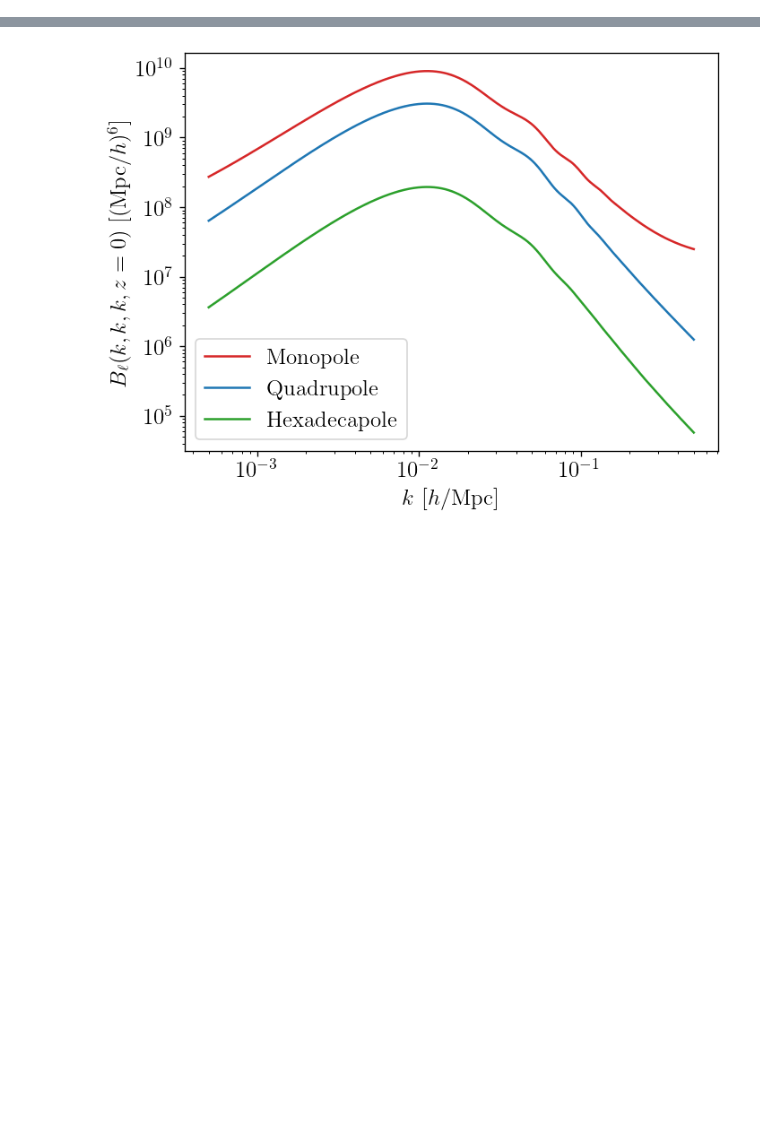
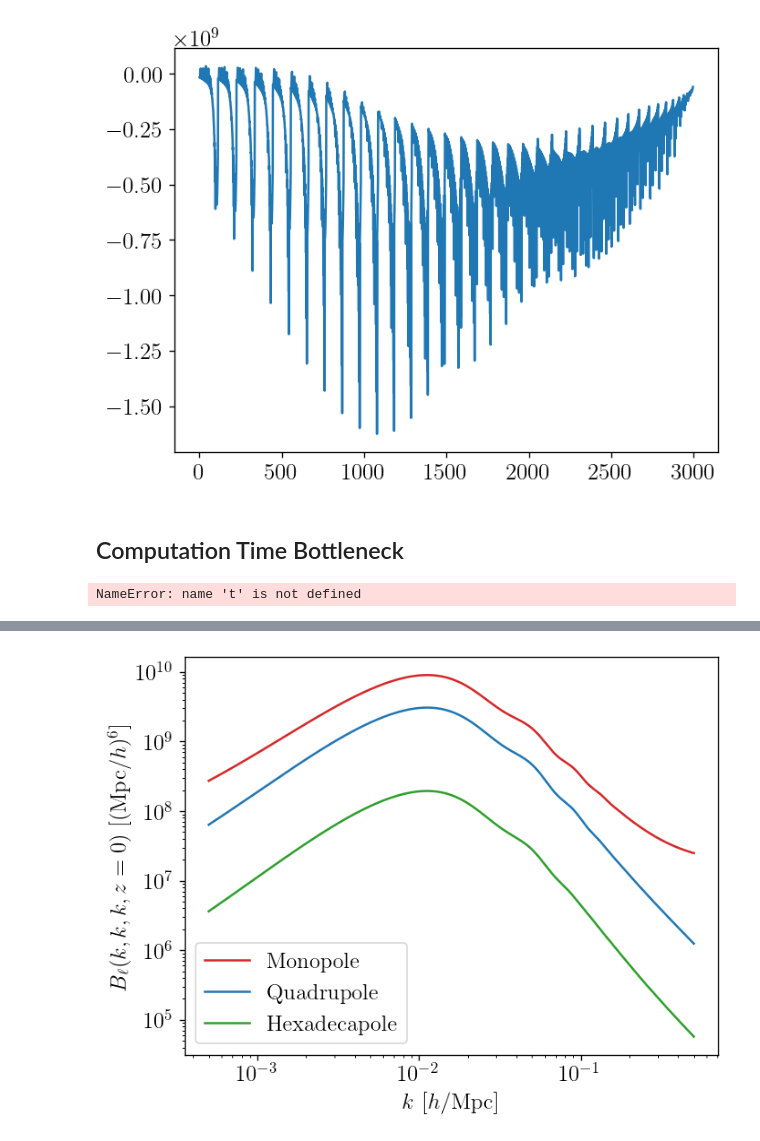
Before and after one commit to Fynn1410/class-bispectrum-png, a Jupyter notebook: notebooks/bispectrum_treelevel_multipoles.ipynb, the cells around one changed output, grey strips where cells are left out. Drawn from its saved outputs; the diff is of its cells as text; code cells hidden in the pictures; blank space fills up the shorter version.

```diff
--- a/notebooks/bispectrum_treelevel_multipoles.ipynb
+++ b/notebooks/bispectrum_treelevel_multipoles.ipynb
@@ -100,0 +187,31 @@ print(arr)
+# %%
+plt.plot(B_l[0,0,:]-B_l_Fynn[0,0,:])
+plt.show()
+# %% [output]
+[figure, added]
+# %% [markdown]
+## Computation Time Bottleneck
+# %%
+# Timing for call, when power spectra are defined OUTSIDE the for loop (set to arbitrary number for the sake of only testing the timing)
+t_5 = t.perf_counter()
+B_l_time_test_fast = LambdaCDM.bispectrum_treelevel_multipoles_AP(
+                                                                  1,
+                                                                  b1,
+                                                                  b2,
+                                                                  bG2,
+                                                                  d1,
+                                                                  d2,
+                                                                  d3,
+                                                                  P_eps,
+                                                                  triangles,
+                                                                  z,
+                                                                  4,
+                                                                  q_orth,
+                                                                  q_parr
+)
+
+t_6 = t.perf_counter()
+
+print(t_6 - t_5)
+# %% [output]
+NameError: name 't' is not defined
```
Also changed, not shown: parts of 17 cells of this notebook, 4 other files.
